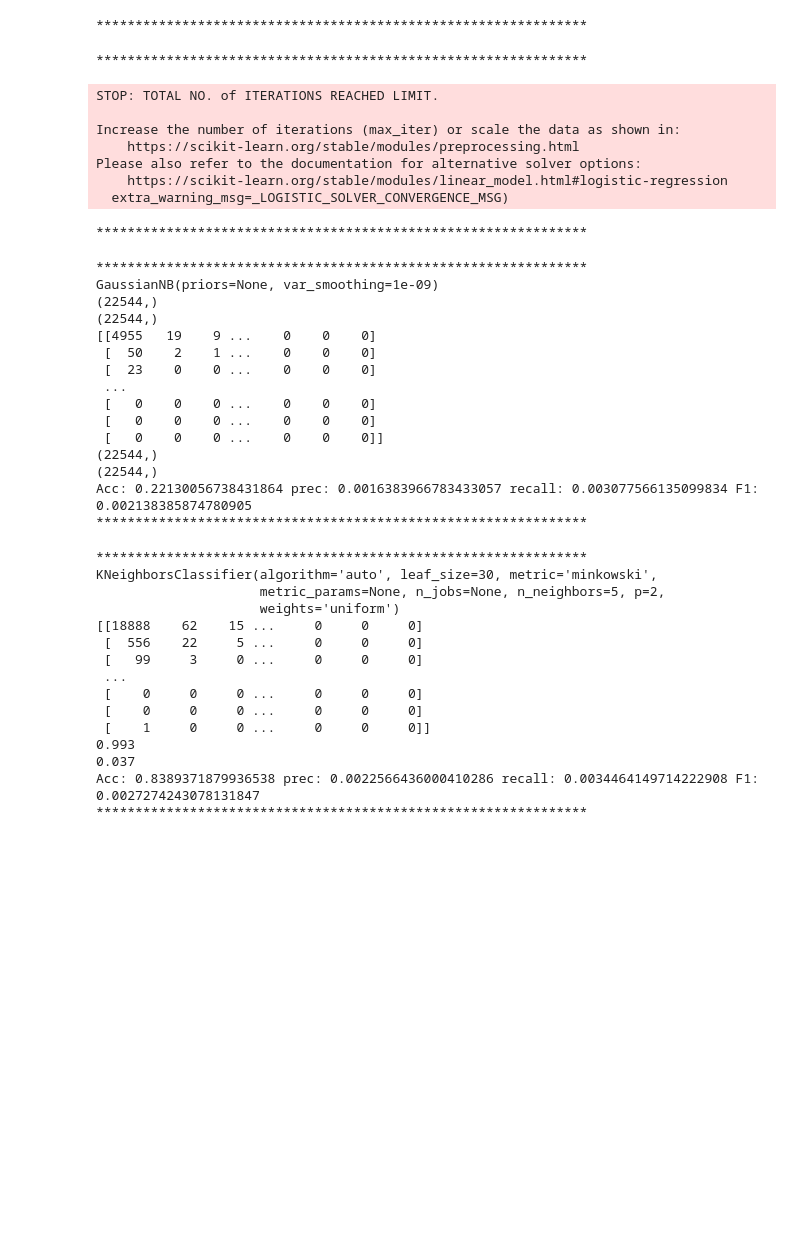
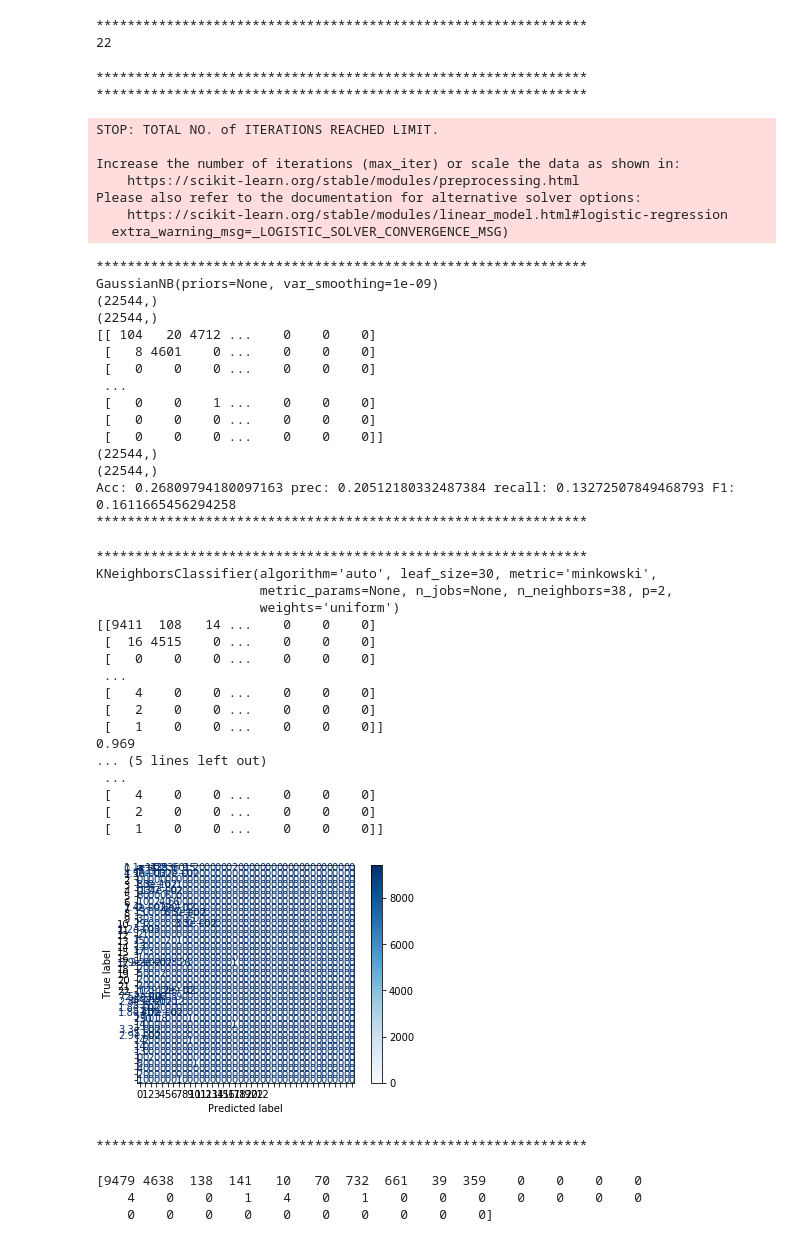
Before and after one commit to eteters/Drone-Security-ML, a Jupyter notebook: Classical Test.ipynb, the cells around one changed output. Cells and saved outputs as stored; diff of their text form; code cells hidden in the pictures; blank space fills up the shorter version.

Commit message:
new (correct) csvs and csv correction code. Still working on weird confusion matrices

```diff
--- a/Classical Test.ipynb
+++ b/Classical Test.ipynb
@@ -91,8 +84,8 @@ fixDataset("kddtrain.csv")
 
 print("***************************************************************")
 
-traindata = pd.read_csv('kddtrain-20-mod.csv', header=None)
-testdata = pd.read_csv('kddtest-mod.csv', header=None)
+traindata = pd.read_csv('kddtrain-mod2.csv', header=None)
+testdata = pd.read_csv('kddtest-mod2.csv', header=None)
 
 X = traindata.iloc[:,1:42]
 Y = traindata.iloc[:,0]
@@ -113,6 +106,7 @@ testdata = np.array(testT)
 testlabel = np.array(C)
 # %% [output]
 ***************************************************************
+22
 # %%
 print("***************************************************************")
 
@@ -128,6 +122,7 @@ predicted = model.predict(testdata)
 print("***************************************************************")
 # %% [output]
 ***************************************************************
+***************************************************************
 STOP: TOTAL NO. of ITERATIONS REACHED LIMIT.
 
 Increase the number of iterations (max_iter) or scale the data as shown in:
@@ -135,7 +130,6 @@ Increase the number of iterations (max_iter) or scale the data as shown in:
 Please also refer to the documentation for alternative solver options:
     https://scikit-learn.org/stable/modules/linear_model.html#logistic-regression
   extra_warning_msg=_LOGISTIC_SOLVER_CONVERGENCE_MSG)
-***************************************************************
 # %%
 print("***************************************************************")
 
@@ -161,6 +155,7 @@ print(cm)
 print(expected.shape)
 print(predicted.shape)
 evaluateCM(cm)
+
 # cm.stats()
 print("***************************************************************")
 # %% [output]
@@ -168,52 +163,66 @@ print("***************************************************************")
 GaussianNB(priors=None, var_smoothing=1e-09)
 (22544,)
 (22544,)
-[[4955   19    9 ...    0    0    0]
- [  50    2    1 ...    0    0    0]
- [  23    0    0 ...    0    0    0]
+[[ 104   20 4712 ...    0    0    0]
+ [   8 4601    0 ...    0    0    0]
+ [   0    0    0 ...    0    0    0]
  ...
- [   0    0    0 ...    0    0    0]
+ [   0    0    1 ...    0    0    0]
  [   0    0    0 ...    0    0    0]
  [   0    0    0 ...    0    0    0]]
 (22544,)
 (22544,)
-Acc: 0.22130056738431864 prec: 0.0016383966783433057 recall: 0.003077566135099834 F1: 0.002138385874780905
+Acc: 0.26809794180097163 prec: 0.20512180332487384 recall: 0.13272507849468793 F1: 0.1611665456294258
 ***************************************************************
 # %%
 print("***************************************************************")
 # fit a k-nearest neighbor model to the data
 model = KNeighborsClassifier()
 model.fit(traindata, trainlabel)
 print(model)
 # make predictions
 expected = testlabel
 predicted = model.predict(testdata)
 # summarize the fit of the model
 
 cm = metrics.confusion_matrix(expected, predicted)
 print(cm)
 tpr = float(cm[0][0])/np.sum(cm[0])
 fpr = float(cm[1][1])/np.sum(cm[1])
 print("%.3f" %tpr)
 print("%.3f" %fpr)
 evaluateCM(cm)
+disp = plot_confusion_matrix(model, testdata, expected,
+                                 cmap=plt.cm.Blues)
+print(disp.confusion_matrix)
+plt.show()
 print("***************************************************************")
 # %% [output]
 ***************************************************************
 KNeighborsClassifier(algorithm='auto', leaf_size=30, metric='minkowski',
-                     metric_params=None, n_jobs=None, n_neighbors=5, p=2,
+                     metric_params=None, n_jobs=None, n_neighbors=38, p=2,
                      weights='uniform')
-[[18888    62    15 ...     0     0     0]
- [  556    22     5 ...     0     0     0]
- [   99     3     0 ...     0     0     0]
+[[9411  108   14 ...    0    0    0]
+ [  16 4515    0 ...    0    0    0]
+ [   0    0    0 ...    0    0    0]
  ...
- [    0     0     0 ...     0     0     0]
- [    0     0     0 ...     0     0     0]
- [    1     0     0 ...     0     0     0]]
-0.993
-0.037
-Acc: 0.8389371879936538 prec: 0.0022566436000410286 recall: 0.0034464149714222908 F1: 0.0027274243078131847
-***************************************************************
+ [   4    0    0 ...    0    0    0]
+ [   2    0    0 ...    0    0    0]
+ [   1    0    0 ...    0    0    0]]
+0.969
+... (5 lines left out)
+ ...
+ [   4    0    0 ...    0    0    0]
+ [   2    0    0 ...    0    0    0]
+ [   1    0    0 ...    0    0    0]]
+[figure, added]
+***************************************************************
+# %%
+print(cm.diagonal())
+# %% [output]
+[9479 4638  138  141   10   70  732  661   39  359    0    0    0    0
+    4    0    0    1    4    0    1    0    0    0    0    0    0    0
+    0    0    0    0    0    0    0    0    0    0]
 # %%
 print("***************************************************************")
 model = DecisionTreeClassifier()
```
Also changed, not shown: parts of 8 cells of this notebook, 3 other files.
